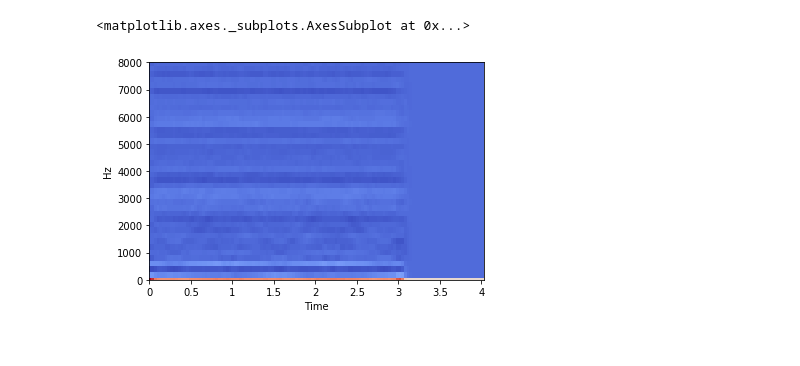
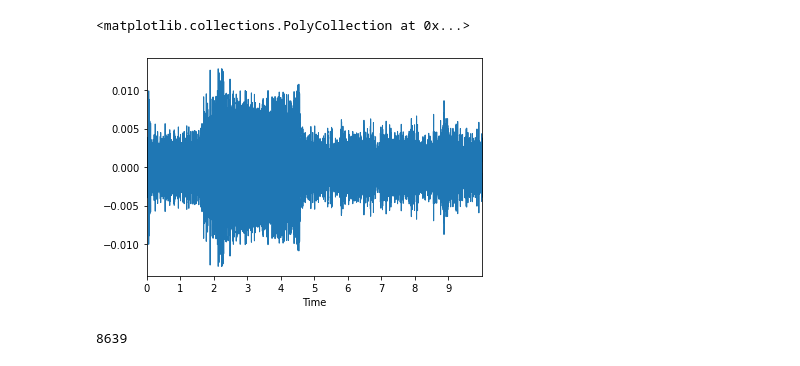
Before and after one commit to pgigioli/music_ml, a Jupyter notebook: data_preprocessing.ipynb, the cells around one changed output. Cells and saved outputs as stored; diff of their text form; code cells hidden in the pictures.

```diff
--- a/data_preprocessing.ipynb
+++ b/data_preprocessing.ipynb
@@ -349,2 +85,0 @@ audio = load_audio(fname, sample_rate=16000, t_start=0)
-# %%
-librosa.load(fname, sr=16000)[0].shape
@@ -361,10 +85,0 @@ IPython.display.Audio(audio, rate=16000)
-# %%
-times = []
-for i, fname in enumerate(train_meta['fname']):
-    fname = os.path.join(train_dir, fname)
-    audio = load_audio(fname, sample_rate=16000)
-    times.append(audio.shape[-1] / 16000)
-
-    if ((i+1) % 1000) == 0:
-        print(i+1)
-        print(sum(times) / len(times))
@@ -389,4 +85,0 @@ import torchaudio
-# %%
-fname = 'data/nsynth/nsynth-test/audio/organ_electronic_057-047-100.wav'
-
-audio = load_audio(fname, sample_rate=16000, t_start=0)
@@ -485,4 +85,0 @@ tensor(0.3356) tensor(0.2212)
-# %%
-fname = 'data/nsynth/nsynth-test/audio/organ_electronic_057-047-100.wav'
-
-audio = load_audio(fname, sample_rate=16000, t_start=0)
@@ -690,5 +86,9 @@ librosa.display.specshow(mfcc_norm, sr=16000, x_axis='time', y_axis='hz')
-# %%
-librosa.display.specshow(mfcc, sr=16000, x_axis='time', y_axis='hz')
-# %% [output]
-<matplotlib.axes._subplots.AxesSubplot at 0x...>
-[figure, removed]
+# %%
+librosa.display.waveplot(audio.numpy().squeeze(), sr=16000)
+# %% [output]
+<matplotlib.collections.PolyCollection at 0x...>
+[figure, added]
+# %%
+len(dataset.scene_files)
+# %% [output]
+8639
```
Also changed, not shown: parts of 106 cells of this notebook, 9 other files.
